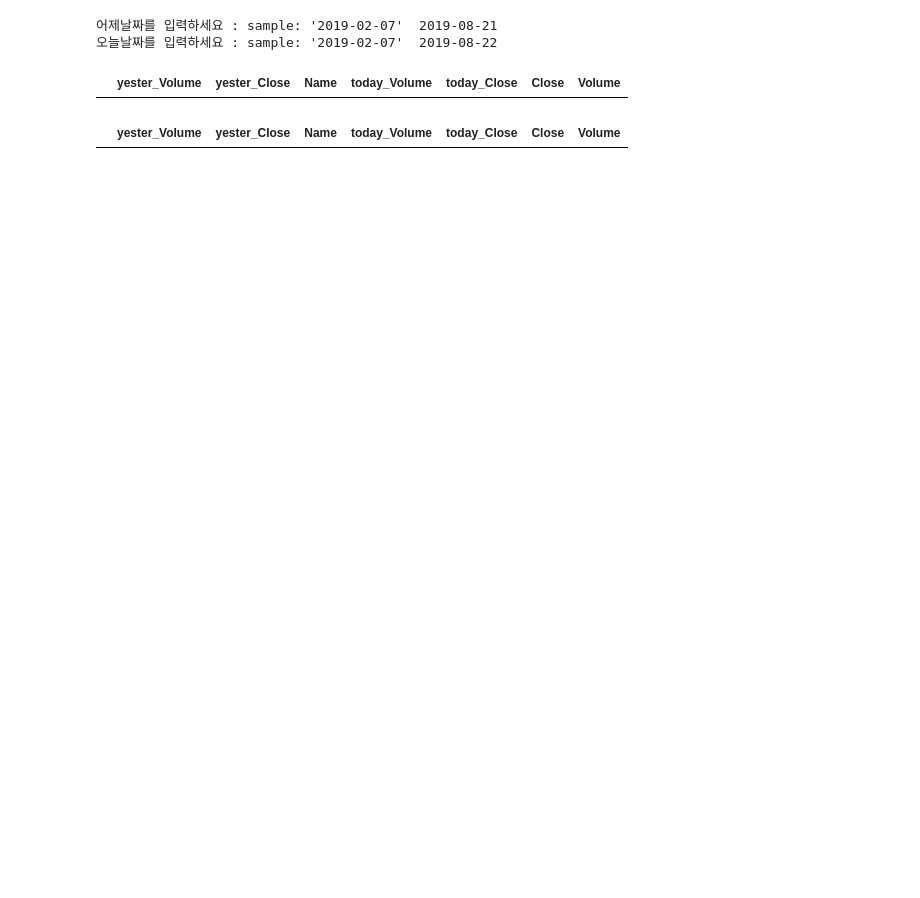
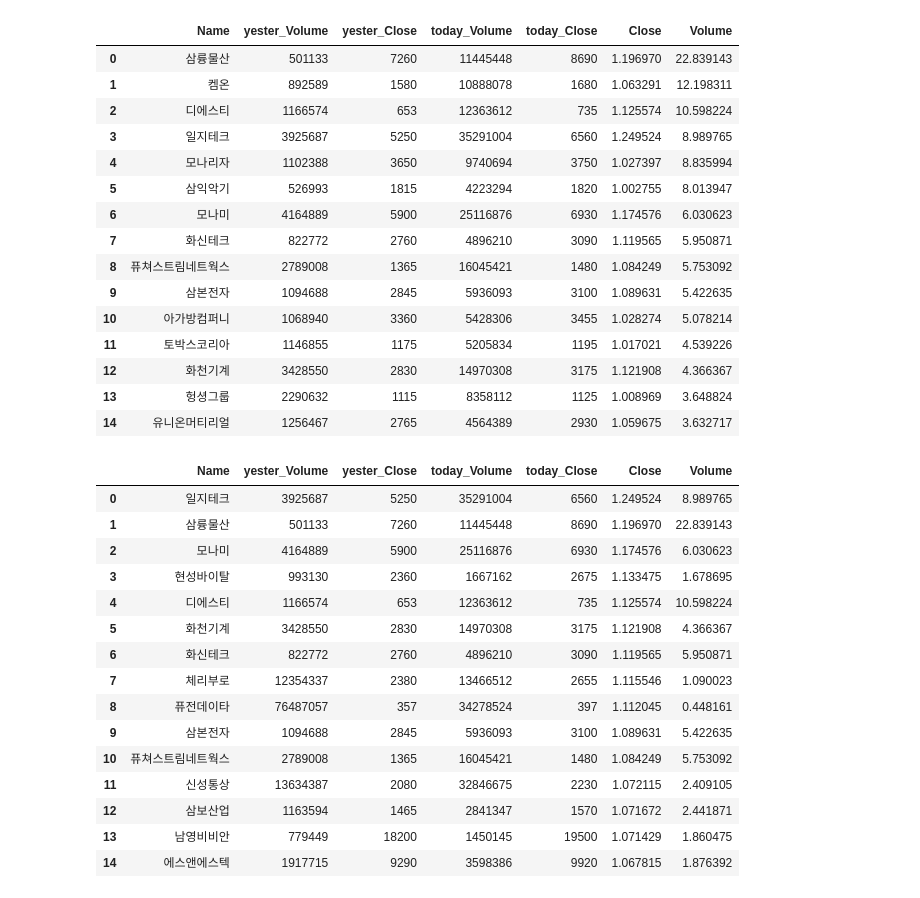
Before and after one commit to linux386/first_module, a Jupyter notebook: daily_report.ipynb, the cells around one changed output. Cells and saved outputs as stored; diff of their text form; code cells hidden in the pictures; blank space fills up the shorter version.

```diff
--- a/daily_report.ipynb
+++ b/daily_report.ipynb
@@ -3,9 +3,37 @@ import mod1
 # %%
 a = mod1.to_report()
 # %%
-a.stock_select_with_Volume_Close()
+a.stock_select_with_Volume_Close(type=2)
 # %% [output]
-어제날짜를 입력하세요 : sample: '2019-02-07'  2019-08-21
-오늘날짜를 입력하세요 : sample: '2019-02-07'  2019-08-22
-|  | yester_Volume | yester_Close | Name | today_Volume | today_Close | Close | Volume |
+|  | Name | yester_Volume | yester_Close | today_Volume | today_Close | Close | Volume |
+| 0 | 삼륭물산 | 501133 | 7260 | 11445448 | 8690 | 1.196970 | 22.839143 |
+| 1 | 켐온 | 892589 | 1580 | 10888078 | 1680 | 1.063291 | 12.198311 |
+| 2 | 디에스티 | 1166574 | 653 | 12363612 | 735 | 1.125574 | 10.598224 |
+| 3 | 일지테크 | 3925687 | 5250 | 35291004 | 6560 | 1.249524 | 8.989765 |
+| 4 | 모나리자 | 1102388 | 3650 | 9740694 | 3750 | 1.027397 | 8.835994 |
+| 5 | 삼익악기 | 526993 | 1815 | 4223294 | 1820 | 1.002755 | 8.013947 |
+| 6 | 모나미 | 4164889 | 5900 | 25116876 | 6930 | 1.174576 | 6.030623 |
+| 7 | 화신테크 | 822772 | 2760 | 4896210 | 3090 | 1.119565 | 5.950871 |
+| 8 | 퓨쳐스트림네트웍스 | 2789008 | 1365 | 16045421 | 1480 | 1.084249 | 5.753092 |
+| 9 | 삼본전자 | 1094688 | 2845 | 5936093 | 3100 | 1.089631 | 5.422635 |
+| 10 | 아가방컴퍼니 | 1068940 | 3360 | 5428306 | 3455 | 1.028274 | 5.078214 |
+| 11 | 토박스코리아 | 1146855 | 1175 | 5205834 | 1195 | 1.017021 | 4.539226 |
+| 12 | 화천기계 | 3428550 | 2830 | 14970308 | 3175 | 1.121908 | 4.366367 |
+| 13 | 헝셩그룹 | 2290632 | 1115 | 8358112 | 1125 | 1.008969 | 3.648824 |
+| 14 | 유니온머티리얼 | 1256467 | 2765 | 4564389 | 2930 | 1.059675 | 3.632717 |
-|  | yester_Volume | yester_Close | Name | today_Volume | today_Close | Close | Volume |
+|  | Name | yester_Volume | yester_Close | today_Volume | today_Close | Close | Volume |
+| 0 | 일지테크 | 3925687 | 5250 | 35291004 | 6560 | 1.249524 | 8.989765 |
+| 1 | 삼륭물산 | 501133 | 7260 | 11445448 | 8690 | 1.196970 | 22.839143 |
+| 2 | 모나미 | 4164889 | 5900 | 25116876 | 6930 | 1.174576 | 6.030623 |
+| 3 | 현성바이탈 | 993130 | 2360 | 1667162 | 2675 | 1.133475 | 1.678695 |
+| 4 | 디에스티 | 1166574 | 653 | 12363612 | 735 | 1.125574 | 10.598224 |
+| 5 | 화천기계 | 3428550 | 2830 | 14970308 | 3175 | 1.121908 | 4.366367 |
+| 6 | 화신테크 | 822772 | 2760 | 4896210 | 3090 | 1.119565 | 5.950871 |
+| 7 | 체리부로 | 12354337 | 2380 | 13466512 | 2655 | 1.115546 | 1.090023 |
+| 8 | 퓨전데이타 | 76487057 | 357 | 34278524 | 397 | 1.112045 | 0.448161 |
+| 9 | 삼본전자 | 1094688 | 2845 | 5936093 | 3100 | 1.089631 | 5.422635 |
+| 10 | 퓨쳐스트림네트웍스 | 2789008 | 1365 | 16045421 | 1480 | 1.084249 | 5.753092 |
+| 11 | 신성통상 | 13634387 | 2080 | 32846675 | 2230 | 1.072115 | 2.409105 |
+| 12 | 삼보산업 | 1163594 | 1465 | 2841347 | 1570 | 1.071672 | 2.441871 |
+| 13 | 남영비비안 | 779449 | 18200 | 1450145 | 19500 | 1.071429 | 1.860475 |
+| 14 | 에스앤에스텍 | 1917715 | 9290 | 3598386 | 9920 | 1.067815 | 1.876392 |
```
Also changed, not shown: parts of 3 cells of this notebook, 2 other files.
